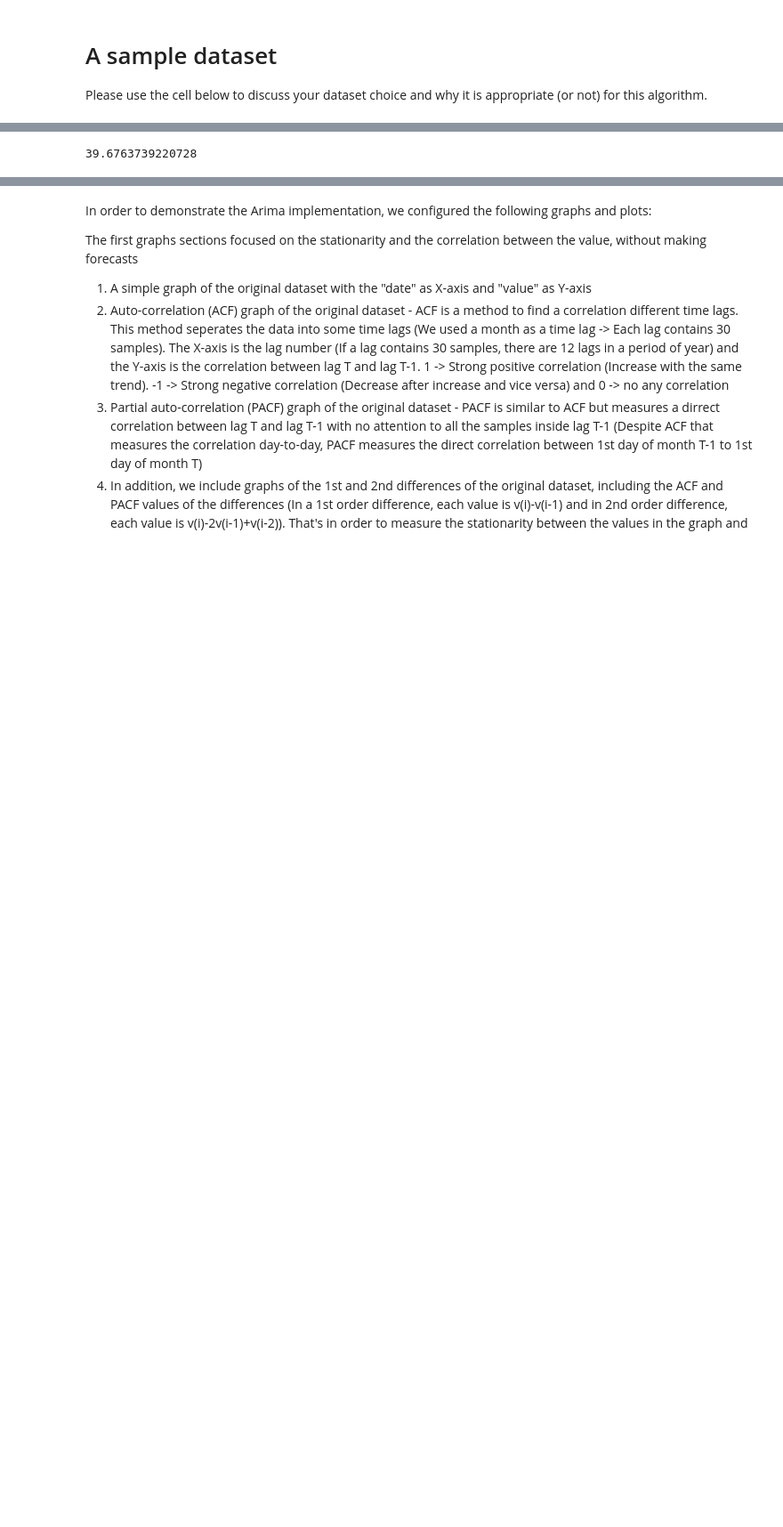
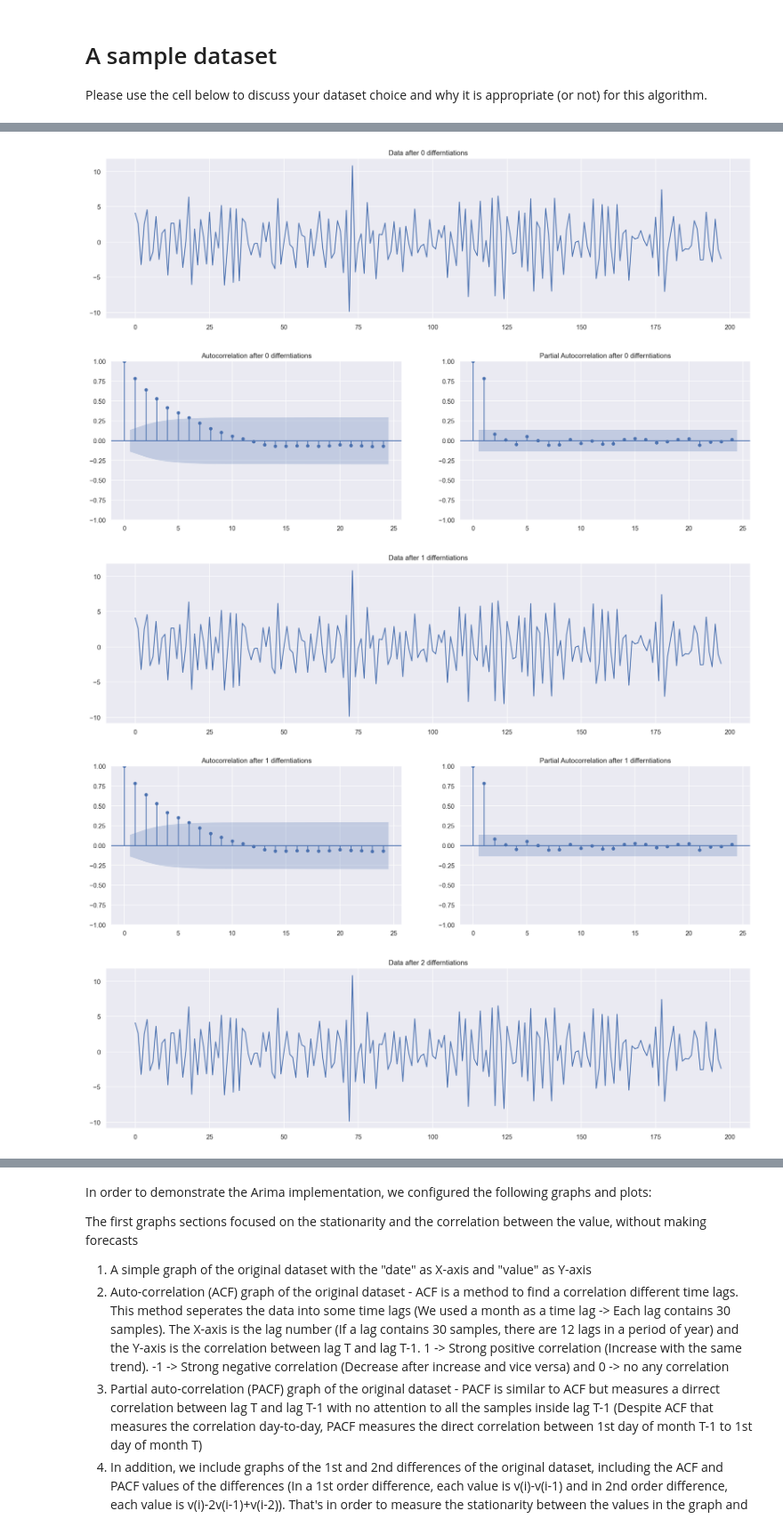
Before and after one commit to stavco9/advancedml-exc3, a Jupyter notebook: 3945_2025A_HW3_Boosting.ipynb, the cells around one changed output, grey strips where cells are left out. Shown at 89% size. Saved outputs shown, nothing was run; the diff lists cells and outputs as text; code cells hidden in the pictures; blank space fills up the shorter version.

```diff
--- a/3945_2025A_HW3_Boosting.ipynb
+++ b/3945_2025A_HW3_Boosting.ipynb
@@ -362,4 +332,19 @@ Warnings:
+# %%
+def plot_correlation_graphs(values):
+    plt.rcParams.update({"figure.figsize": (20, 5), "figure.dpi": 120})
+    for d in [0,1,2]:
+        _, axes = plt.subplots(1, 1, sharex=True)
+        axes.plot(np.diff(values, 2))
+        axes.set_title(f"Data after {d} differntiations")
+        _, axes = plt.subplots(1, 2, sharex=True)
+        tsaplots.plot_acf(values, title=f"Autocorrelation after {d} differntiations", ax=axes[0])
+        tsaplots.plot_pacf(values, title=f"Partial Autocorrelation after {d} differntiations", ax=axes[1])
+    plt.show()
 # %%
-statsmodel_model.mse
+plot_correlation_graphs(X)
 # %% [output]
-39.6763739220728
+[figure, added]
+[figure, added]
+[figure, added]
+[figure, added]
+[figure, added]
```
Also changed, not shown: parts of 23 cells of this notebook.
